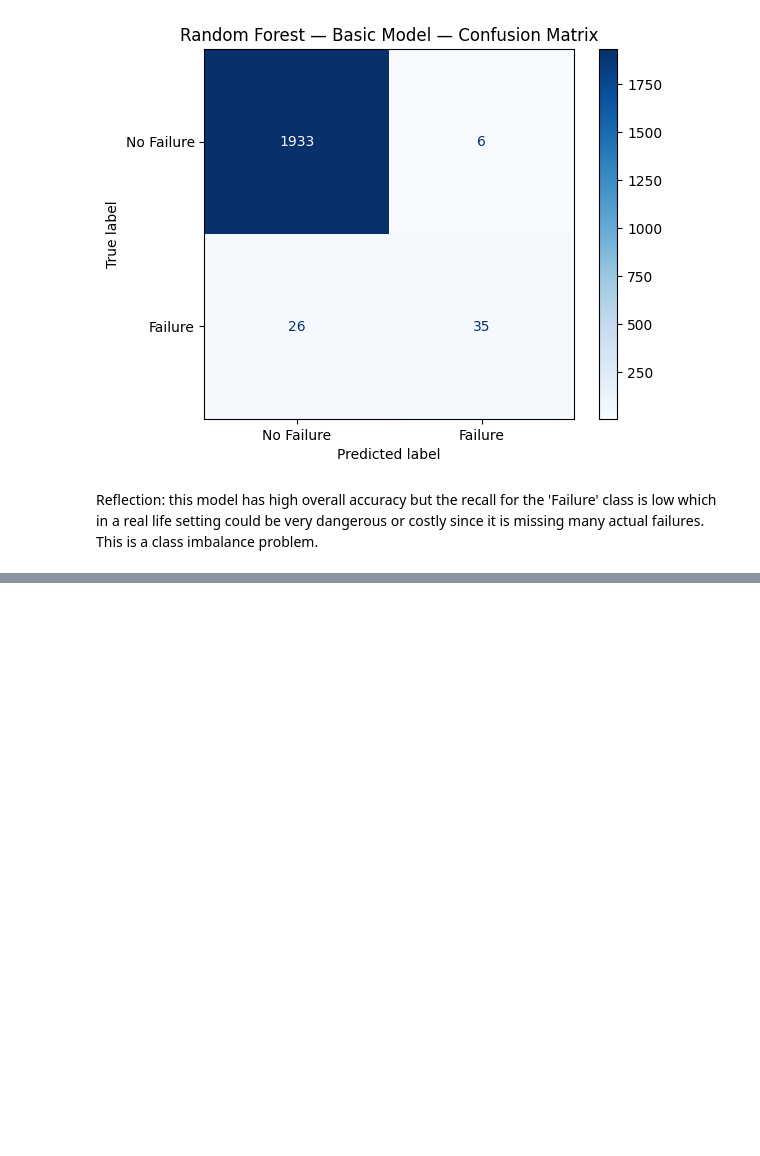
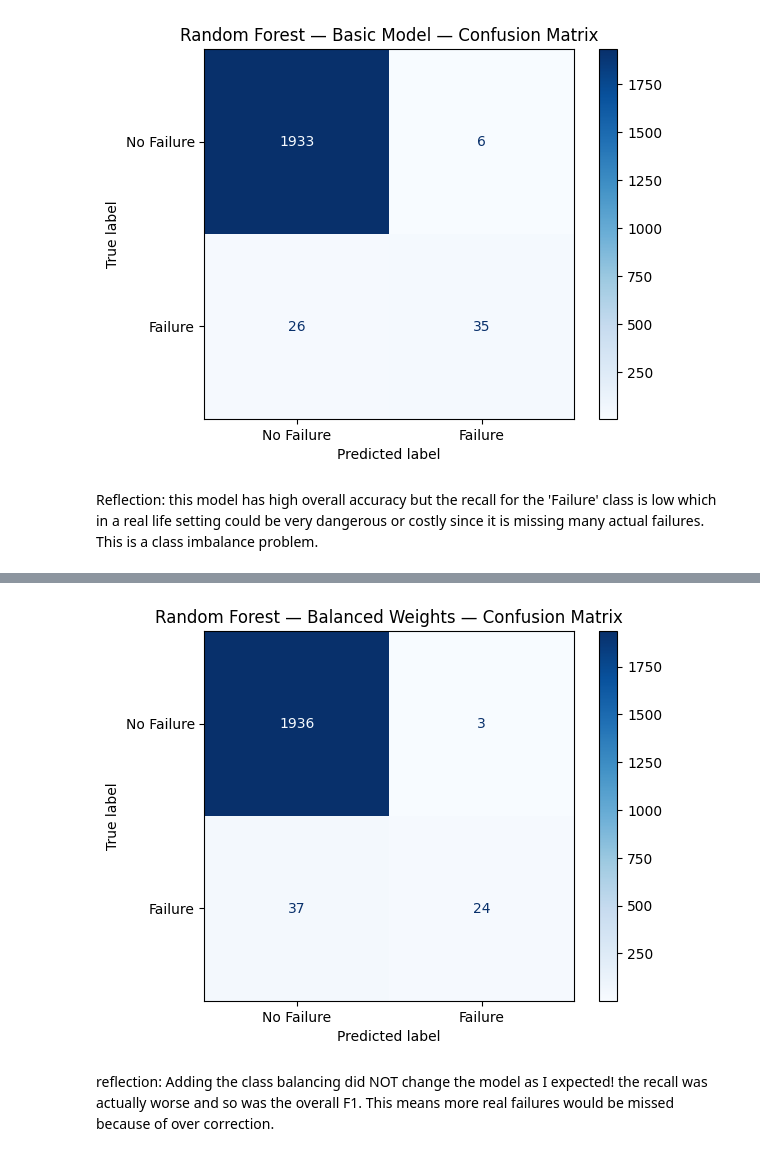
Before and after one commit to sba25046/ml-test, a Jupyter notebook: machine_failure_random_forest_code.ipynb, the cells around one changed output, grey strips where cells are left out. Cells and saved outputs as stored; diff of their text form; code cells hidden in the pictures; blank space fills up the shorter version.

Commit message:
added class balancing to see if it would improve the recall (it didnt!)

```diff
--- a/machine_failure_random_forest_code.ipynb
+++ b/machine_failure_random_forest_code.ipynb
@@ -163,0 +166,7 @@ Reflection: this model has high overall accuracy but the recall for the 'Failure
+# %%
+rf_balanced = RandomForestClassifier(class_weight='balanced', random_state=42)
+rf_balanced.fit(X_train, y_train)
+
+y_pred_bal = rf_balanced.predict(X_test)
+
+print(classification_report(y_test, y_pred_bal, target_names=['No Failure', 'Failure']))
@@ -163,0 +182,10 @@ Reflection: this model has high overall accuracy but the recall for the 'Failure
+# %%
+cm_bal = confusion_matrix(y_test, y_pred_bal)
+disp_bal = ConfusionMatrixDisplay(confusion_matrix=cm_bal, display_labels=['No Failure', 'Failure'])
+disp_bal.plot(cmap='Blues')
+plt.title('Random Forest — Balanced Weights — Confusion Matrix')
+plt.show()
+# %% [output]
+[figure, added]
+# %% [markdown]
+reflection: Adding the class balancing did NOT change the model as I expected! the recall was actually worse and so was the overall F1. This means more real failures would be missed because of over correction.
```
Also changed, not shown: parts of 3 cells of this notebook.
